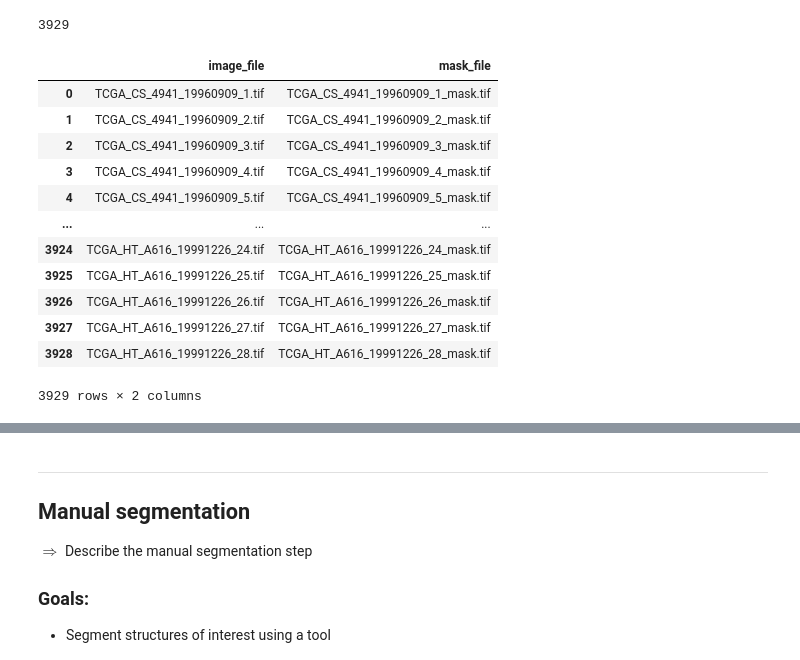
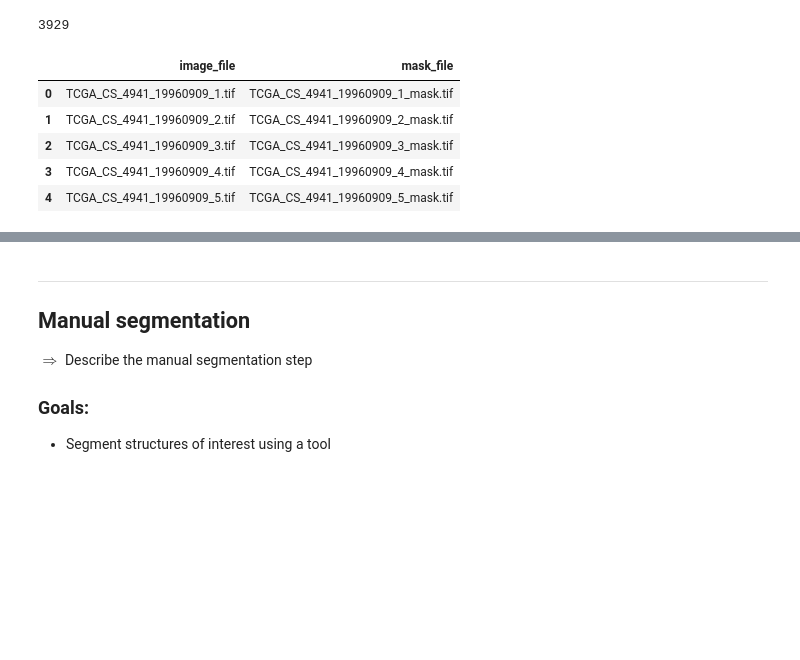
Before and after one commit to guanshengdu/msls-co4-ss24, a Jupyter notebook: project/main_guansheng.ipynb, the cells around one changed output, grey strips where cells are left out. Cells and saved outputs as stored; diff of their text form; code cells hidden in the pictures; blank space fills up the shorter version.

```diff
--- a/project/main_guansheng.ipynb
+++ b/project/main_guansheng.ipynb
@@ -214,21 +203,14 @@ len(image_files)
 # %%
 # Create a DataFrame
 df = pd.DataFrame({"image_file": image_files, "mask_file": mask_files})
-df
+df.head()
 # %% [output]
 |  | image_file | mask_file |
 | 0 | TCGA_CS_4941_19960909_1.tif | TCGA_CS_4941_19960909_1_mask.tif |
 | 1 | TCGA_CS_4941_19960909_2.tif | TCGA_CS_4941_19960909_2_mask.tif |
 | 2 | TCGA_CS_4941_19960909_3.tif | TCGA_CS_4941_19960909_3_mask.tif |
 | 3 | TCGA_CS_4941_19960909_4.tif | TCGA_CS_4941_19960909_4_mask.tif |
 | 4 | TCGA_CS_4941_19960909_5.tif | TCGA_CS_4941_19960909_5_mask.tif |
-| ... | ... | ... |
-| 3924 | TCGA_HT_A616_19991226_24.tif | TCGA_HT_A616_19991226_24_mask.tif |
-| 3925 | TCGA_HT_A616_19991226_25.tif | TCGA_HT_A616_19991226_25_mask.tif |
-| 3926 | TCGA_HT_A616_19991226_26.tif | TCGA_HT_A616_19991226_26_mask.tif |
-| 3927 | TCGA_HT_A616_19991226_27.tif | TCGA_HT_A616_19991226_27_mask.tif |
-| 3928 | TCGA_HT_A616_19991226_28.tif | TCGA_HT_A616_19991226_28_mask.tif |
-3929 rows × 2 columns
 # %%
 from PIL import Image
 import numpy as np
```
Also changed, not shown: parts of 30 cells of this notebook.
